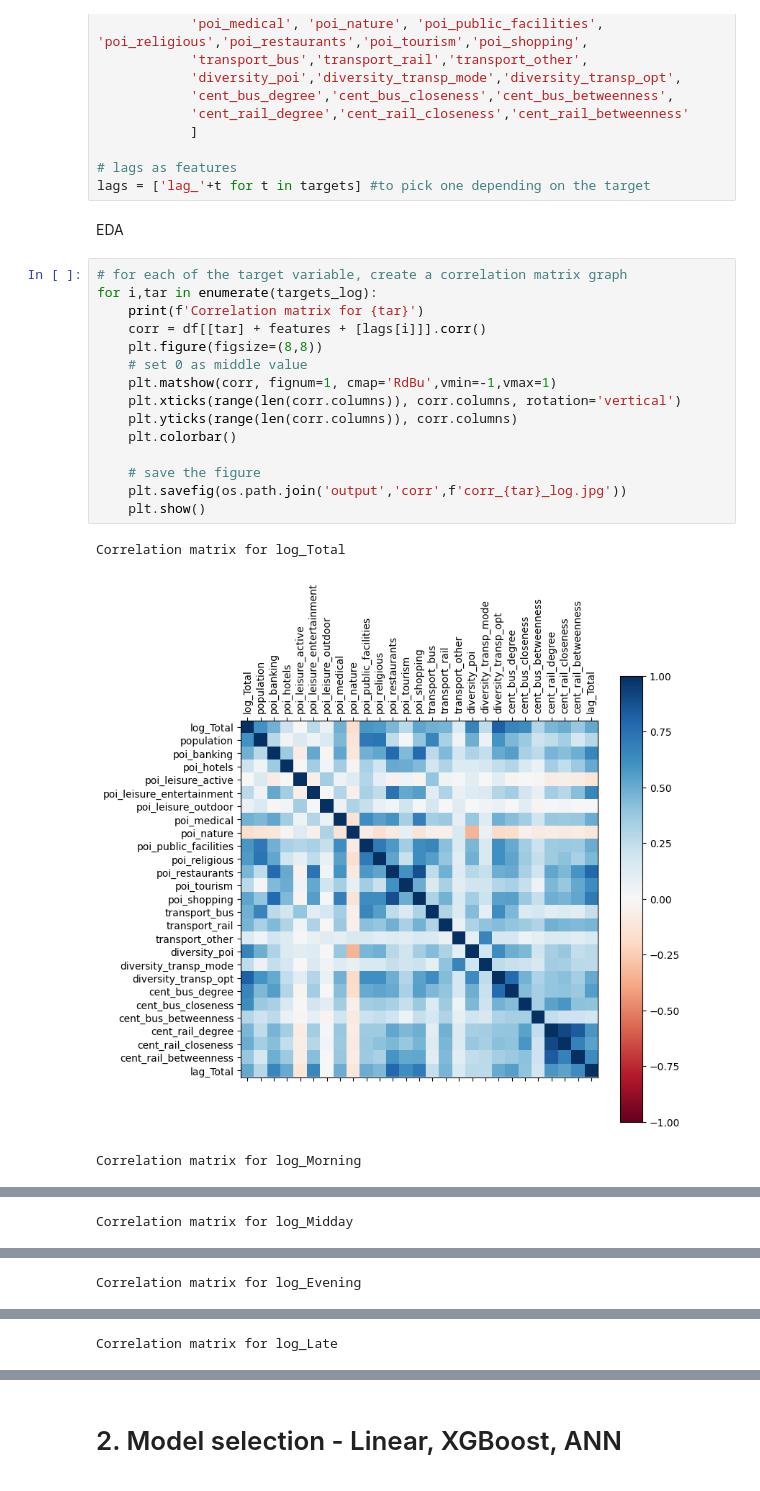
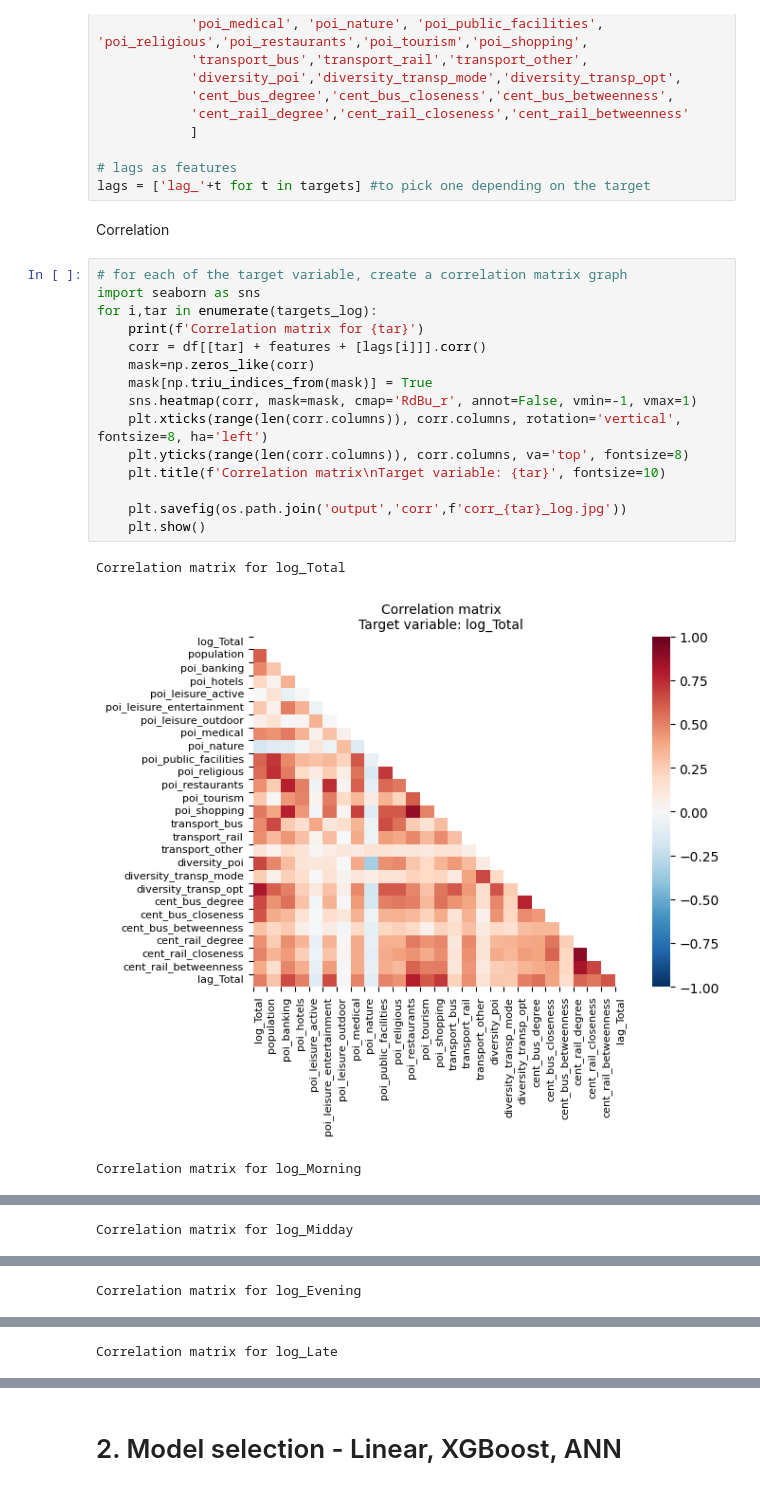
Before and after one commit to shaunhoang/casa-tfl, a Jupyter notebook: code/4_model_selection.ipynb, the cells around one changed output, grey strips where cells are left out. Saved outputs shown, nothing was run; the diff lists cells and outputs as text.

```diff
--- a/code/4_model_selection.ipynb
+++ b/code/4_model_selection.ipynb
@@ -99,24 +99,24 @@ features = ['population',
 
 # lags as features
 lags = ['lag_'+t for t in targets] #to pick one depending on the target
-# %% [markdown]
-EDA
+# %% [markdown]
+Correlation
 # %%
 # for each of the target variable, create a correlation matrix graph
+import seaborn as sns
 for i,tar in enumerate(targets_log):
     print(f'Correlation matrix for {tar}')
     corr = df[[tar] + features + [lags[i]]].corr()
-    plt.figure(figsize=(8,8))
-    # set 0 as middle value
-    plt.matshow(corr, fignum=1, cmap='RdBu',vmin=-1,vmax=1)
-    plt.xticks(range(len(corr.columns)), corr.columns, rotation='vertical')
-    plt.yticks(range(len(corr.columns)), corr.columns)
-    plt.colorbar()
+    mask=np.zeros_like(corr)
+    mask[np.triu_indices_from(mask)] = True
+    sns.heatmap(corr, mask=mask, cmap='RdBu_r', annot=False, vmin=-1, vmax=1)
+    plt.xticks(range(len(corr.columns)), corr.columns, rotation='vertical', fontsize=8, ha='left')
+    plt.yticks(range(len(corr.columns)), corr.columns, va='top', fontsize=8)
+    plt.title(f'Correlation matrix\nTarget variable: {tar}', fontsize=10)
 
-    # save the figure
     plt.savefig(os.path.join('output','corr',f'corr_{tar}_log.jpg'))
     plt.show()
 # %% [output]
 Correlation matrix for log_Total
-[figure, old version]
+[figure, new version]
 Correlation matrix for log_Morning
```
Also changed, not shown: parts of 19 cells of this notebook, 33 other files.
